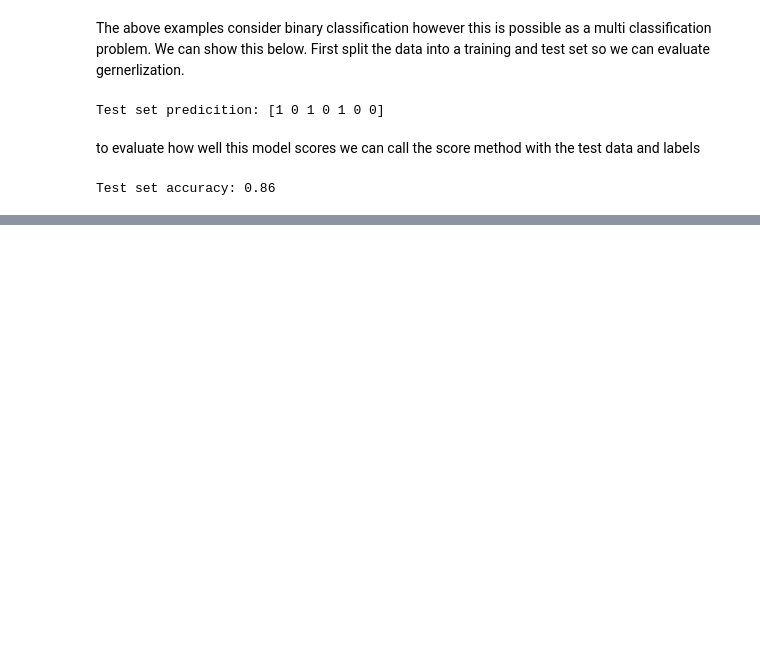
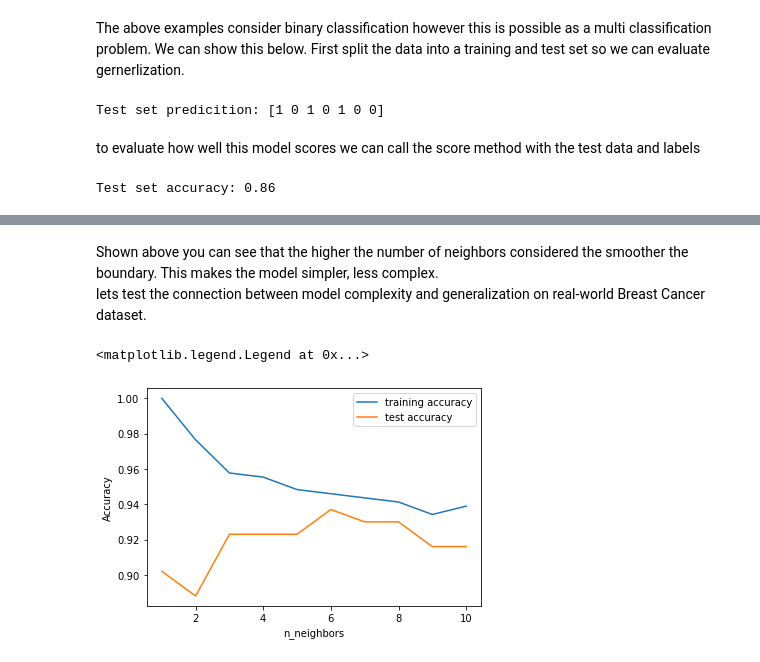
Before and after one commit to oeg1n18/learning-python, a Jupyter notebook: intro-machine-learning-python-Oreilly/Supervised_learning.ipynb, the cells around one changed output, grey strips where cells are left out. Saved outputs shown, nothing was run; the diff lists cells and outputs as text; code cells hidden in the pictures; blank space fills up the shorter version.

```diff
--- a/intro-machine-learning-python-Oreilly/Supervised_learning.ipynb
+++ b/intro-machine-learning-python-Oreilly/Supervised_learning.ipynb
@@ -140,0 +160,31 @@ Test set accuracy: 0.86
+# %% [markdown]
+Shown above you can see that the higher the number of neighbors considered the smoother the boundary. This makes the model simpler, less complex.
+lets test the connection between model complexity and generalization on real-world Breast Cancer dataset.
+# %%
+from sklearn.datasets import load_breast_cancer
+
+cancer = load_breast_cancer()
+X_train, X_test, y_train, y_test = train_test_split(cancer.data, cancer.target, stratify=cancer.target, random_state=66)
+
+training_accuracy = []
+test_accuracy = []
+#try n_eighbors from 1 to 10
+neighbors_settings = range(1, 11)
+
+for n_neighbors in neighbors_settings:
+    #build the model
+    clf = KNeighborsClassifier(n_neighbors = n_neighbors)
+    clf.fit(X_train, y_train) #fits the model using x_train as the training dtaa and y_train as the target values
+    # record training set accuracy
+    training_accuracy.append(clf.score(X_train, y_train)) #returns the mean accuracy on X_train data with y_train labels
+    # record generalization accuracy
+    test_accuracy.append(clf.score(X_test, y_test)) #returns the mean accuracy on the test data
+
+plt.plot(neighbors_settings, training_accuracy, label="training accuracy")
+plt.plot(neighbors_settings, test_accuracy, label = "test accuracy")
+plt.ylabel("Accuracy")
+plt.xlabel("n_neighbors")
+plt.legend()
+# %% [output]
+<matplotlib.legend.Legend at 0x...>
+[figure, added]
```
Also changed, not shown: parts of 3 cells of this notebook, 8 other files.
